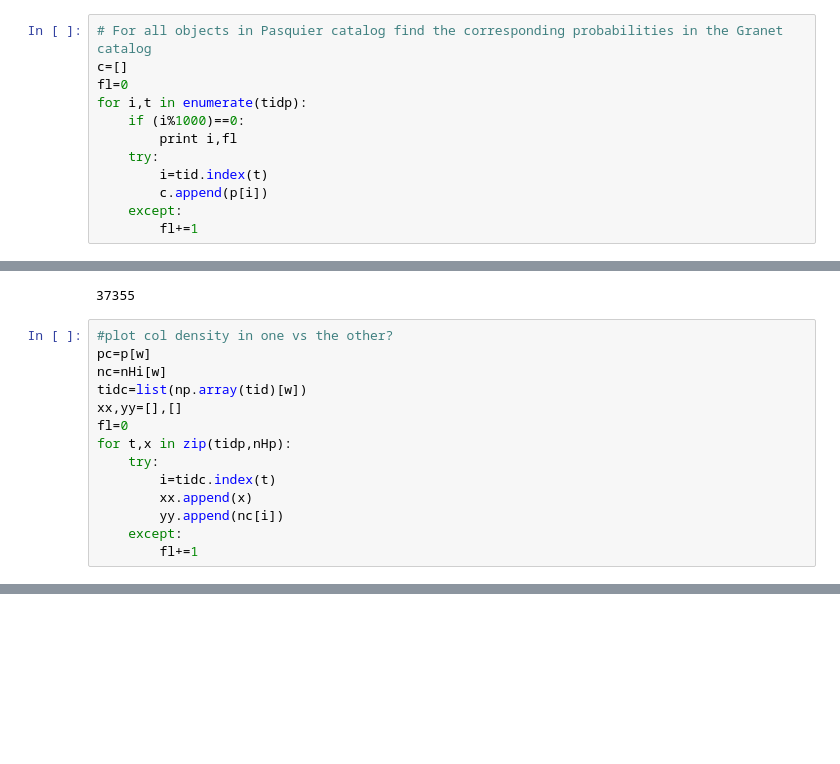
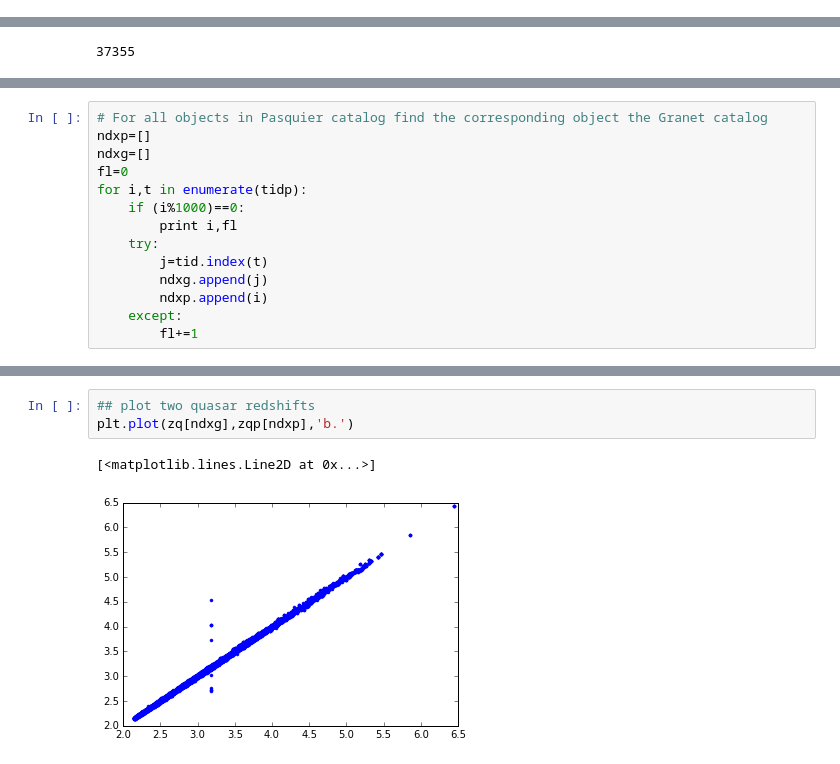
Before and after one commit to damonge/QxK, a Jupyter notebook: ipynb/comparison.ipynb, the cells around one changed output, grey strips where cells are left out. Cells and saved outputs as stored; diff of their text form; blank space fills up the shorter version.

```diff
--- a/ipynb/comparison.ipynb
+++ b/ipynb/comparison.ipynb
@@ -24,12 +25,0 @@ nHp=[float(x[10]) for x in pet]
-# %%
-# For all objects in Pasquier catalog find the corresponding probabilities in the Granet catalog
-c=[]
-fl=0
-for i,t in enumerate(tidp):
-    if (i%1000)==0:
-        print i,fl
-    try:
-        i=tid.index(t)
-        c.append(p[i])
-    except:
-        fl+=1
@@ -81,17 +66,3 @@ plt.legend()
 (np.array(p)>0.80).sum()  ## how many with p>0.8?
 # %% [output]
 37355
-# %%
-#plot col density in one vs the other?
-pc=p[w]
-nc=nHi[w]
-tidc=list(np.array(tid)[w])
-xx,yy=[],[]
-fl=0
-for t,x in zip(tidp,nHp):
-    try:
-        i=tidc.index(t)
-        xx.append(x)
-        yy.append(nc[i])
-    except:
-        fl+=1
@@ -102,0 +69,14 @@ plt.plot(xx,yy,'x')
+# %%
+# For all objects in Pasquier catalog find the corresponding object the Granet catalog
+ndxp=[]
+ndxg=[]
+fl=0
+for i,t in enumerate(tidp):
+    if (i%1000)==0:
+        print i,fl
+    try:
+        j=tid.index(t)
+        ndxg.append(j)
+        ndxp.append(i)
+    except:
+        fl+=1
@@ -102,0 +101,6 @@ plt.plot(xx,yy,'x')
+# %%
+## plot two quasar redshifts
+plt.plot(zq[ndxg],zqp[ndxp],'b.')
+# %% [output]
+[<matplotlib.lines.Line2D at 0x...>]
+[figure, added]
```
Also changed, not shown: parts of 10 cells of this notebook.
